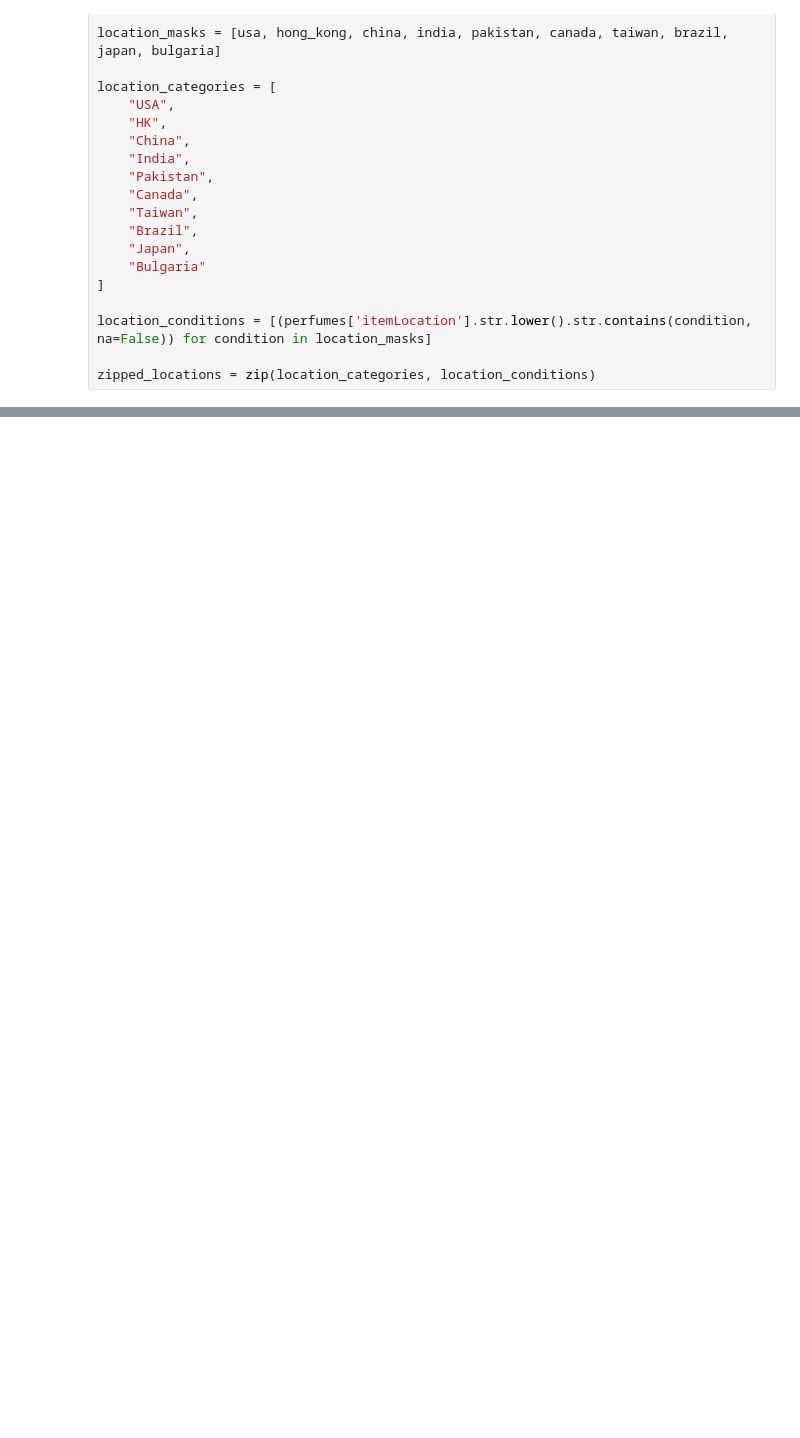
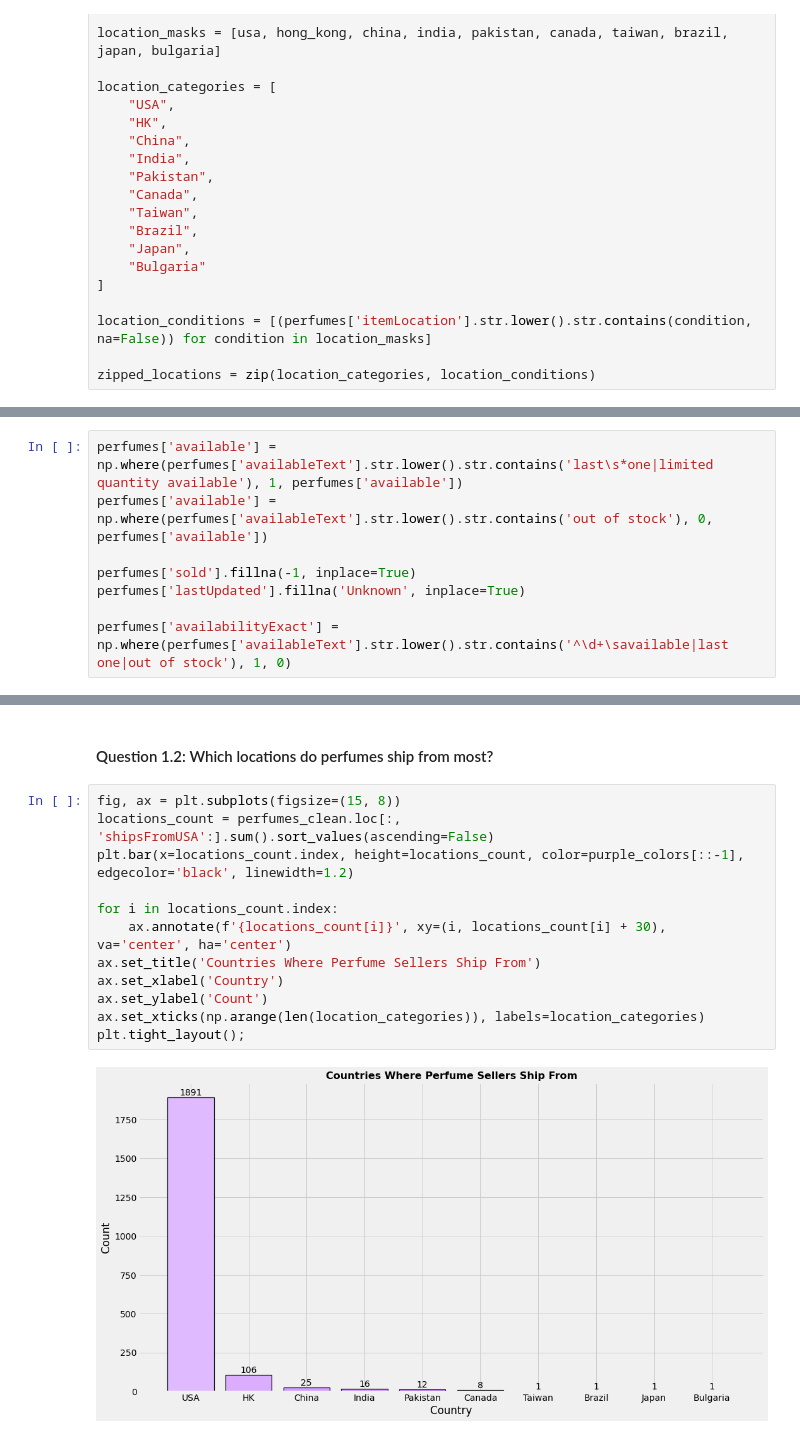
Before and after one commit to TrinityGahagen2K/ebay-perfume-analysis, a Jupyter notebook: ebay_perfume_analysis.ipynb, the cells around one changed output, grey strips where cells are left out. Cells and saved outputs as stored; diff of their text form; blank space fills up the shorter version.

```diff
--- a/ebay_perfume_analysis.ipynb
+++ b/ebay_perfume_analysis.ipynb
@@ -203,0 +355,8 @@ perfumes_clean = perfumes.drop(columns=['type', 'priceWithCurrency', 'itemLocati
+# %%
+perfumes['available'] = np.where(perfumes['availableText'].str.lower().str.contains('last\s*one|limited quantity available'), 1, perfumes['available'])
+perfumes['available'] = np.where(perfumes['availableText'].str.lower().str.contains('out of stock'), 0, perfumes['available'])
+
+perfumes['sold'].fillna(-1, inplace=True)
+perfumes['lastUpdated'].fillna('Unknown', inplace=True)
+
+perfumes['availabilityExact'] = np.where(perfumes['availableText'].str.lower().str.contains('^\d+\savailable|last one|out of stock'), 1, 0)
@@ -225,0 +491,16 @@ perfumes_clean.fillna('Unknown', inplace=True)
+# %% [markdown]
+#### Question 1.2: Which locations do perfumes ship from most?
+# %%
+fig, ax = plt.subplots(figsize=(15, 8))
+locations_count = perfumes_clean.loc[:, 'shipsFromUSA':].sum().sort_values(ascending=False)
+plt.bar(x=locations_count.index, height=locations_count, color=purple_colors[::-1], edgecolor='black', linewidth=1.2)
+
+for i in locations_count.index:
+    ax.annotate(f'{locations_count[i]}', xy=(i, locations_count[i] + 30), va='center', ha='center')
+ax.set_title('Countries Where Perfume Sellers Ship From')
+ax.set_xlabel('Country')
+ax.set_ylabel('Count')
+ax.set_xticks(np.arange(len(location_categories)), labels=location_categories)
+plt.tight_layout();
+# %% [output]
+[figure, added]
```
Also changed, not shown: parts of 38 cells of this notebook.
